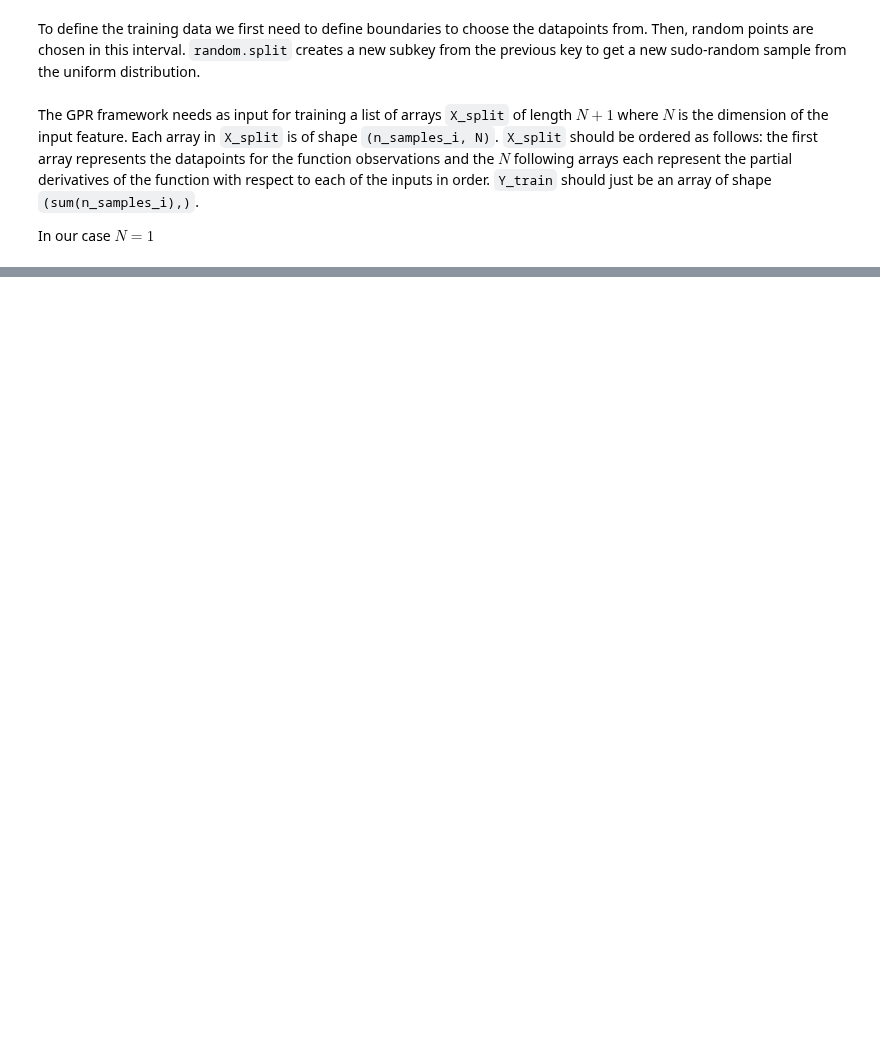
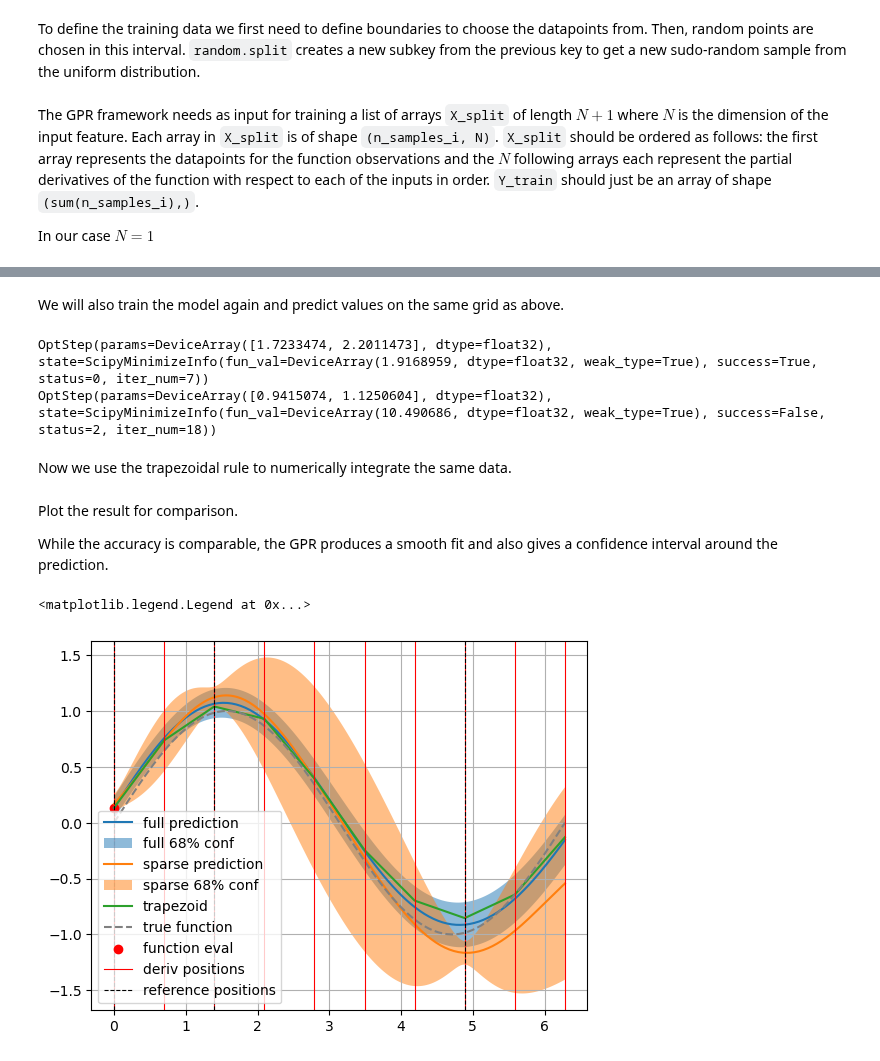
Before and after one commit to LukasEin/jaxgp, a Jupyter notebook: 1d_example_regression.ipynb, the cells around one changed output, grey strips where cells are left out. Drawn from its saved outputs; the diff is of its cells as text; code cells hidden in the pictures; blank space fills up the shorter version.

```diff
--- a/1d_example_regression.ipynb
+++ b/1d_example_regression.ipynb
@@ -111,0 +235,59 @@ plt.legend()
+# %% [markdown]
+We will also train the model again and predict values on the same grid as above.
+# %%
+model = ExactGPR(kernel, init_kernel_params, noise)
+model.train(X_split, Y_train)
+
+means_full, stds_full = model.eval(predict_grid)
+
+model = SparseGPR(kernel, init_kernel_params, noise, X_ref)
+model.train(X_split, Y_train)
+
+means_sparse, stds_sparse = model.eval(predict_grid)
+# %% [output]
+OptStep(params=DeviceArray([1.7233474, 2.2011473], dtype=float32), state=ScipyMinimizeInfo(fun_val=DeviceArray(1.9168959, dtype=float32, weak_type=True), success=True, status=0, iter_num=7))
+OptStep(params=DeviceArray([0.9415074, 1.1250604], dtype=float32), state=ScipyMinimizeInfo(fun_val=DeviceArray(10.490686, dtype=float32, weak_type=True), success=False, status=2, iter_num=18))
+# %% [markdown]
+Now we use the trapezoidal rule to numerically integrate the same data.
+# %%
+trapsum = []
+for i,elem in enumerate(y_der):
+    trapsum.append(jnp.sum(y_der[:i+1]) - 0.5*(y_der[0] + y_der[i]))
+trapsum = jnp.array(trapsum) * (x_der[1] - x_der[0])
+
+# Add the function value at zero to fix the integration constant
+trapsum += y_func
+# %% [markdown]
+Plot the result for comparison.
+
+While the accuracy is comparable, the GPR produces a smooth fit and also gives a confidence interval around the prediction.
+# %%
+plt.plot(predict_grid, means_full, label="full prediction")
+plt.fill_between(predict_grid, means_full-stds_full, means_full+stds_full, alpha=0.5, label="full 68% conf")
+
+plt.plot(predict_grid, means_sparse, label="sparse prediction")
+plt.fill_between(predict_grid, means_sparse-stds_sparse, means_sparse+stds_sparse, alpha=0.5, label="sparse 68% conf")
+
+plt.plot(x_der,trapsum, label="trapezoid")
+
+plt.plot(predict_grid, sin(predict_grid), c="gray", ls="--",label="true function")
+
+plt.scatter(x_func, y_func, c="r", label="function eval")
+for i,x in enumerate(x_der):
+    if i == 0:
+        plt.axvline(x, c="r", lw=0.8, ls="-", label="deriv positions")
+    else:
+        plt.axvline(x, c="r", lw=0.8, ls="-")
+
+for i,x in enumerate(X_ref):
+    if i == 0:
+        plt.axvline(x, c="k", lw=0.8, ls="--", label="reference positions")
+    else:
+        plt.axvline(x, c="k", lw=0.8, ls="--")
+
+
+plt.grid()
+plt.legend()
+# %% [output]
+<matplotlib.legend.Legend at 0x...>
+[figure, added]
```
Also changed, not shown: parts of 30 cells of this notebook.
